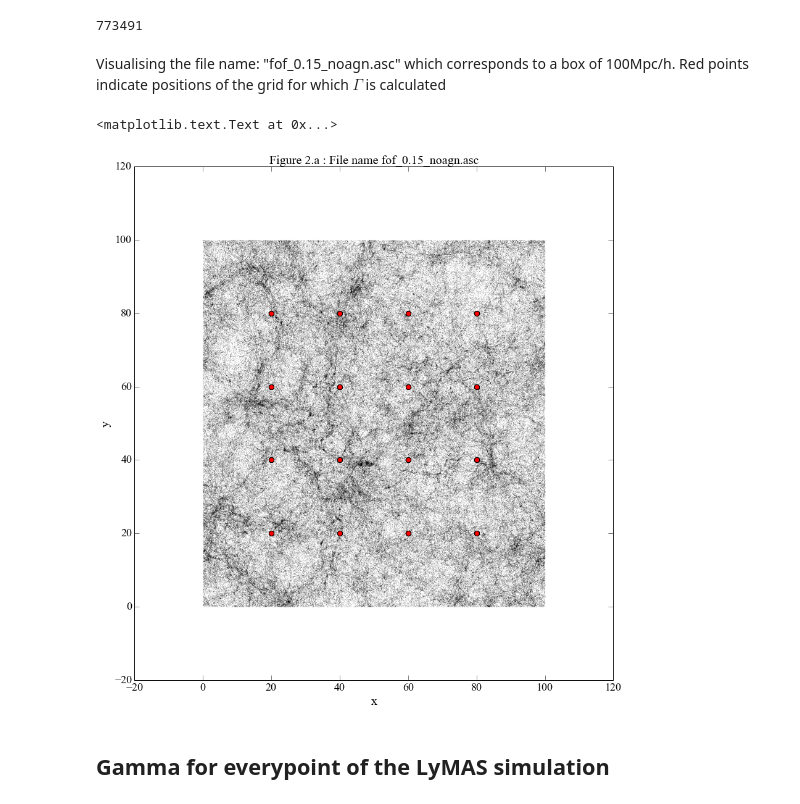
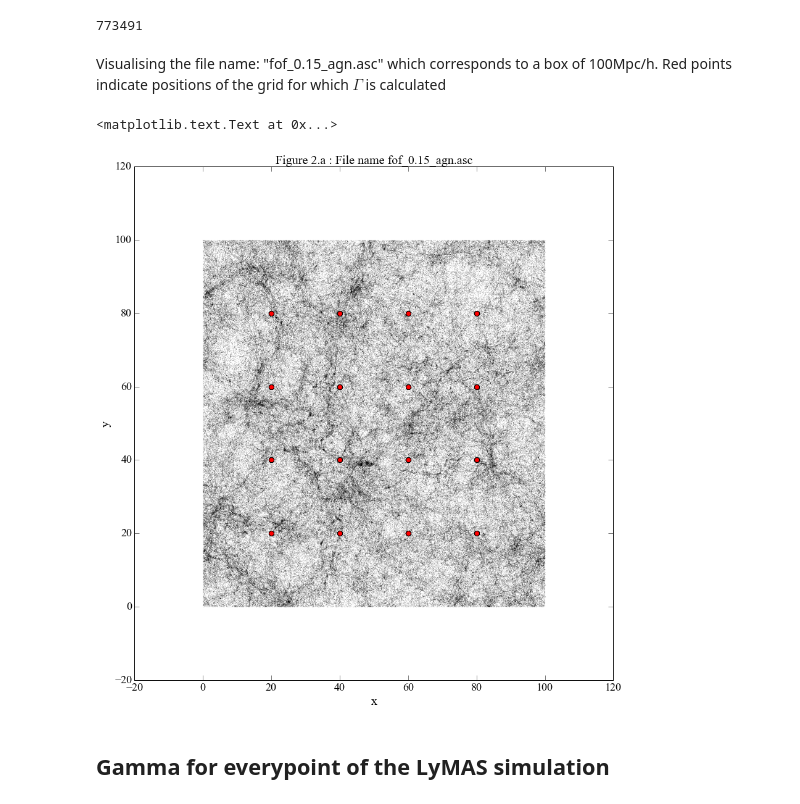
Before and after one commit to teresitasu/quasarpositions, a Jupyter notebook: qsosdistribution.ipynb, the cells around one changed output. Saved outputs shown, nothing was run; the diff lists cells and outputs as text; code cells hidden in the pictures.

Commit message:
no mass cut
Note: This test considers every point to be a quasar. I will later consider a mass cut to distiguish quasars from no-agn galaxies.

```diff
--- a/qsosdistribution.ipynb
+++ b/qsosdistribution.ipynb
@@ -269,25 +271,25 @@ len(Xc)
 # %% [output]
 773491
 # %% [markdown]
-Visualising the file name: "fof_0.15_noagn.asc" which corresponds to a box of 100Mpc/h. Red points indicate positions of the grid for which $\Gamma$ is calculated
+Visualising the file name: "fof_0.15_agn.asc" which corresponds to a box of 100Mpc/h. Red points indicate positions of the grid for which $\Gamma$ is calculated
 # %%
 figure = plt.figure(figsize=(14,14))
 plt.scatter(Xc[0:773491],Yc[0:773491], marker = '.', s = 0.005)
 #plt.axhline(y = 1000)
 #plt.axhline(y = -900)
 g_x = np.arange(0.20,1.00,0.20)*100
 g_y = np.arange(0.20,1.00,0.20)*100
 g_z = np.arange(0.20,1.00,0.20)*100
 for x in g_x:
     for y in g_y:
         for z in g_z:
             plt.plot(x,y, marker = 'o', color = 'r')
-plt.title('Figure 2.a : File name fof_0.15_noagn.asc')
+plt.title('Figure 2.a : File name fof_0.15_agn.asc')
 plt.xlabel('x')
 plt.ylabel('y')
 # %% [output]
 <matplotlib.text.Text at 0x...>
-[figure, old version]
+[figure, new version]
 # %% [markdown]
 ## Gamma for everypoint of the LyMAS simulation
 # %%
```
Also changed, not shown: parts of 1 cell of this notebook.
